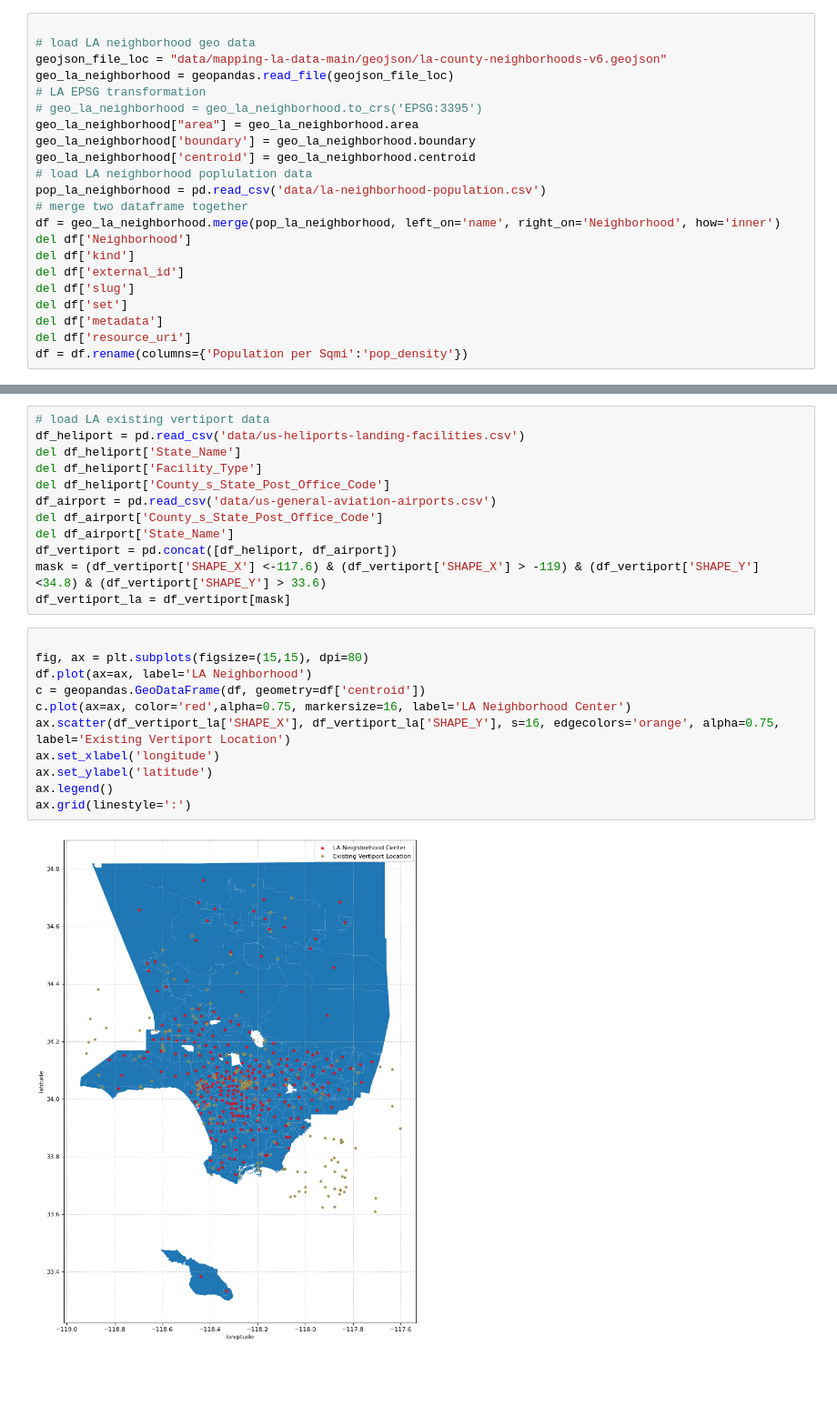
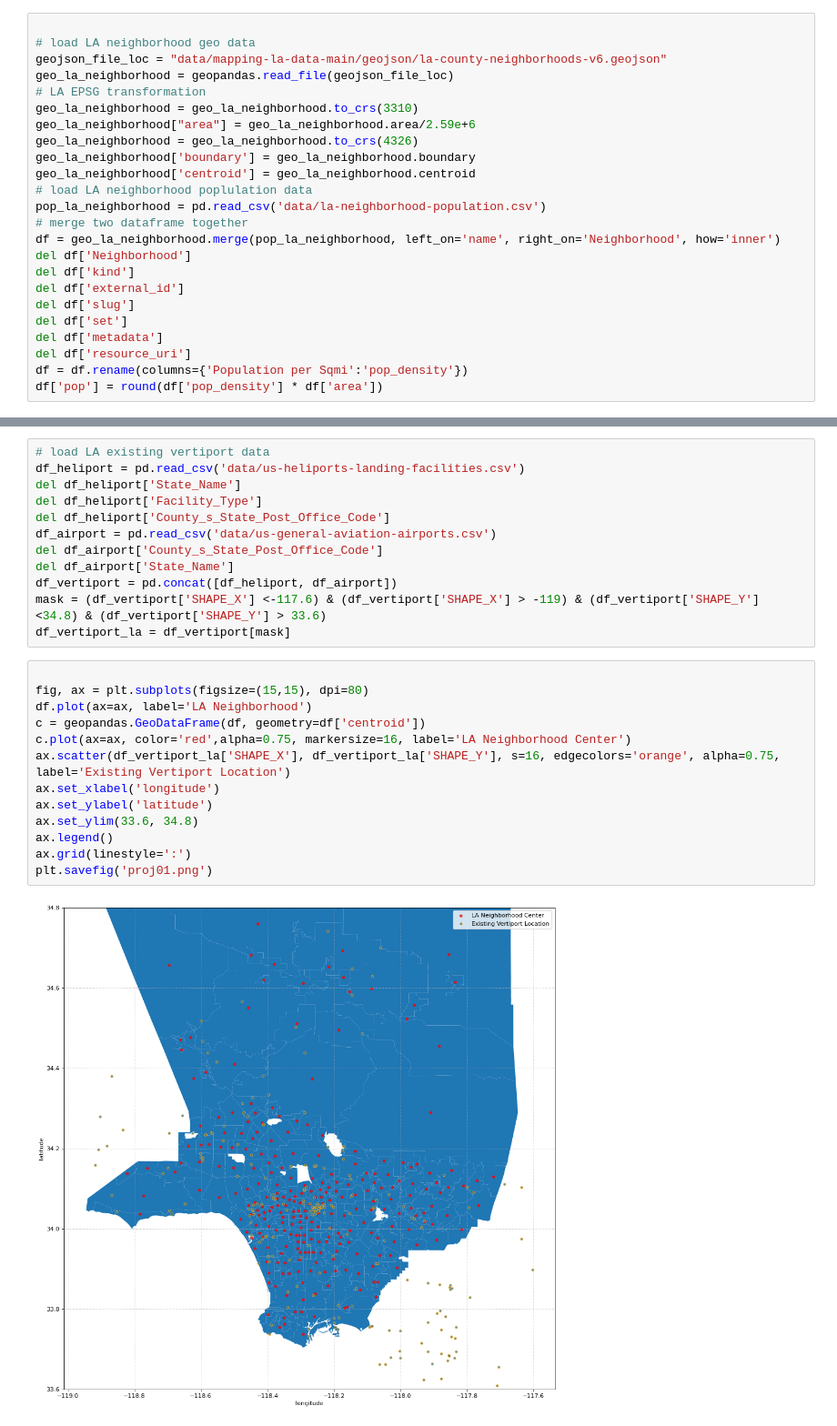
Before and after one commit to guanch1984/evtol-planning, a Jupyter notebook: geopanda_la_neighborhood.ipynb, the cells around one changed output, grey strips where cells are left out. Shown at 91% size. Cells and saved outputs as stored; diff of their text form; blank space fills up the shorter version.

```diff
--- a/geopanda_la_neighborhood.ipynb
+++ b/geopanda_la_neighborhood.ipynb
@@ -11,8 +12,9 @@ import matplotlib.pyplot as plt
 geojson_file_loc = "data/mapping-la-data-main/geojson/la-county-neighborhoods-v6.geojson"
 geo_la_neighborhood = geopandas.read_file(geojson_file_loc)
 # LA EPSG transformation
-# geo_la_neighborhood = geo_la_neighborhood.to_crs('EPSG:3395')
-geo_la_neighborhood["area"] = geo_la_neighborhood.area
+geo_la_neighborhood = geo_la_neighborhood.to_crs(3310)
+geo_la_neighborhood["area"] = geo_la_neighborhood.area/2.59e+6
+geo_la_neighborhood = geo_la_neighborhood.to_crs(4326)
 geo_la_neighborhood['boundary'] = geo_la_neighborhood.boundary
 geo_la_neighborhood['centroid'] = geo_la_neighborhood.centroid
 # load LA neighborhood poplulation data
@@ -27,4 +29,5 @@ del df['set']
 del df['metadata']
 del df['resource_uri']
 df = df.rename(columns={'Population per Sqmi':'pop_density'})
+df['pop'] = round(df['pop_density'] * df['area'])
 # %% [output]
@@ -46,15 +47,17 @@ df_vertiport_la = df_vertiport[mask]
 # %%
 
 fig, ax = plt.subplots(figsize=(15,15), dpi=80)
 df.plot(ax=ax, label='LA Neighborhood')
 c = geopandas.GeoDataFrame(df, geometry=df['centroid'])
 c.plot(ax=ax, color='red',alpha=0.75, markersize=16, label='LA Neighborhood Center')
 ax.scatter(df_vertiport_la['SHAPE_X'], df_vertiport_la['SHAPE_Y'], s=16, edgecolors='orange', alpha=0.75, label='Existing Vertiport Location')
 ax.set_xlabel('longitude')
 ax.set_ylabel('latitude')
+ax.set_ylim(33.6, 34.8)
 ax.legend()
 ax.grid(linestyle=':')
+plt.savefig('proj01.png')
 # %% [output]
-[figure, old version]
+[figure, new version]
 # %%
 from scipy.sparse import csr_matrix
```
Also changed, not shown: parts of 24 cells of this notebook, 2 other files.
